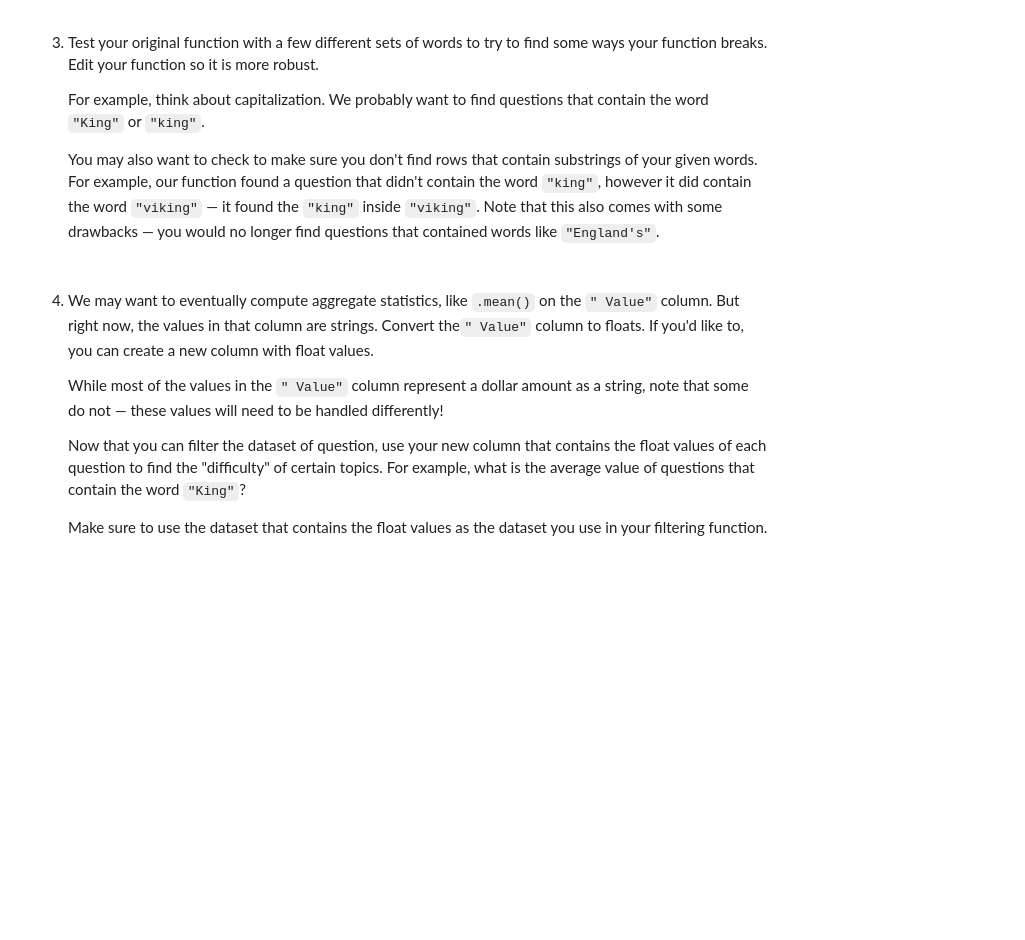
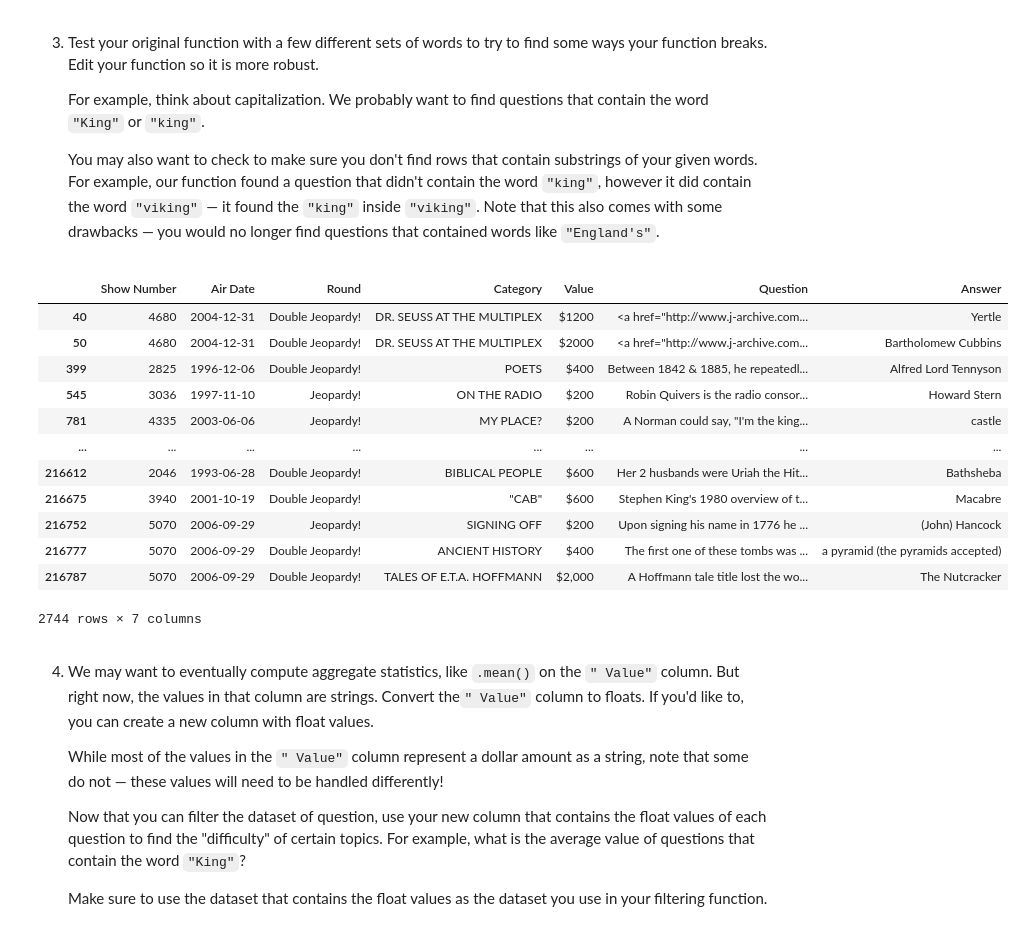
Before and after one commit to majorgilles/code_cademy_nlp, a Jupyter notebook: this_is_jeopardy/This is Jeopardy.ipynb, the cells around one changed output. Saved outputs shown, nothing was run; the diff lists cells and outputs as text; code cells hidden in the pictures; blank space fills up the shorter version.

```diff
--- a/this_is_jeopardy/This is Jeopardy.ipynb
+++ b/this_is_jeopardy/This is Jeopardy.ipynb
@@ -52,5 +50,5 @@ df.head()
 # %%
 def filter_dataset(words_list: list[str], original_dataframe: pd.DataFrame) -> pd.DataFrame:
     """Filter dataset based on words list."""
-    return original_dataframe[original_dataframe.Question.str.contains("|".join(words_list), case=False, na=False)]
-filter_dataset(["Yuma County"], df)
+    pattern = r"\b(?:" + "|".join(words_list) + r")\b"
+    return original_dataframe[original_dataframe.Question.str.contains(pattern, case=False)]
@@ -63,6 +58,24 @@ filter_dataset(["Yuma County"], df)
    For example, think about capitalization. We probably want to find questions that contain the word `"King"` or `"king"`.
 
    You may also want to check to make sure you don't find rows that contain substrings of your given words. For example, our function found a question that didn't contain the word `"king"`, however it did contain the word `"viking"` &mdash; it found the `"king"` inside `"viking"`. Note that this also comes with some drawbacks &mdash; you would no longer find questions that contained words like `"England's"`.
+# %%
+filter_dataset(["Yuma County"], df)
+filter_dataset(["small Rubber baLL"], df)
+filter_dataset(["King"], df)
+# %% [output]
+|  | Show Number | Air Date | Round | Category | Value | Question | Answer |
+| 40 | 4680 | 2004-12-31 | Double Jeopardy! | DR. SEUSS AT THE MULTIPLEX | $1200 | <a href="http://www.j-archive.com... | Yertle |
+| 50 | 4680 | 2004-12-31 | Double Jeopardy! | DR. SEUSS AT THE MULTIPLEX | $2000 | <a href="http://www.j-archive.com... | Bartholomew Cubbins |
+| 399 | 2825 | 1996-12-06 | Double Jeopardy! | POETS | $400 | Between 1842 & 1885, he repeatedl... | Alfred Lord Tennyson |
+| 545 | 3036 | 1997-11-10 | Jeopardy! | ON THE RADIO | $200 | Robin Quivers is the radio consor... | Howard Stern |
+| 781 | 4335 | 2003-06-06 | Jeopardy! | MY PLACE? | $200 | A Norman could say, "I'm the king... | castle |
+| ... | ... | ... | ... | ... | ... | ... | ... |
+| 216612 | 2046 | 1993-06-28 | Double Jeopardy! | BIBLICAL PEOPLE | $600 | Her 2 husbands were Uriah the Hit... | Bathsheba |
+| 216675 | 3940 | 2001-10-19 | Double Jeopardy! | "CAB" | $600 | Stephen King's 1980 overview of t... | Macabre |
+| 216752 | 5070 | 2006-09-29 | Jeopardy! | SIGNING OFF | $200 | Upon signing his name in 1776 he ... | (John) Hancock |
+| 216777 | 5070 | 2006-09-29 | Double Jeopardy! | ANCIENT HISTORY | $400 | The first one of these tombs was ... | a pyramid (the pyramids accepted) |
+| 216787 | 5070 | 2006-09-29 | Double Jeopardy! | TALES OF E.T.A. HOFFMANN | $2,000 | A Hoffmann tale title lost the wo... | The Nutcracker |
+2744 rows × 7 columns
 # %% [markdown]
 4. We may want to eventually compute aggregate statistics, like `.mean()` on the `" Value"` column. But right now, the values in that column are strings. Convert the`" Value"` column to floats. If you'd like to, you can create a new column with float values.
 
```
Also changed, not shown: parts of 4 cells of this notebook, 2 other files.
